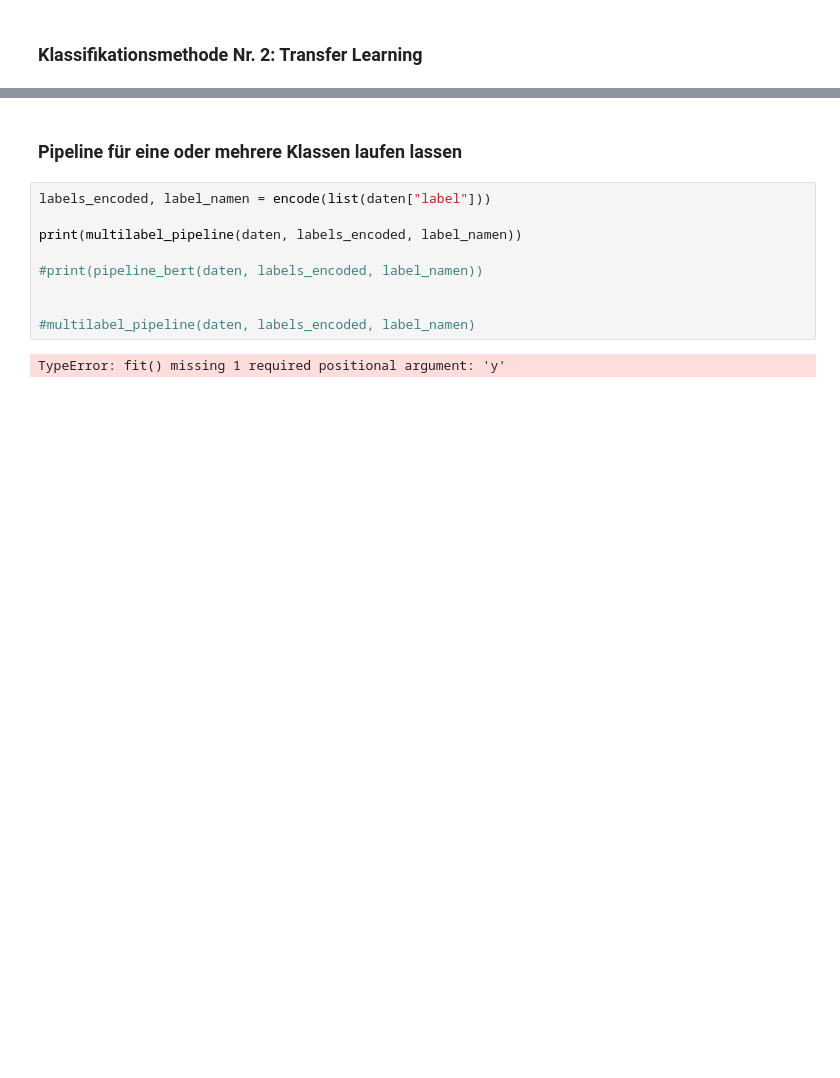
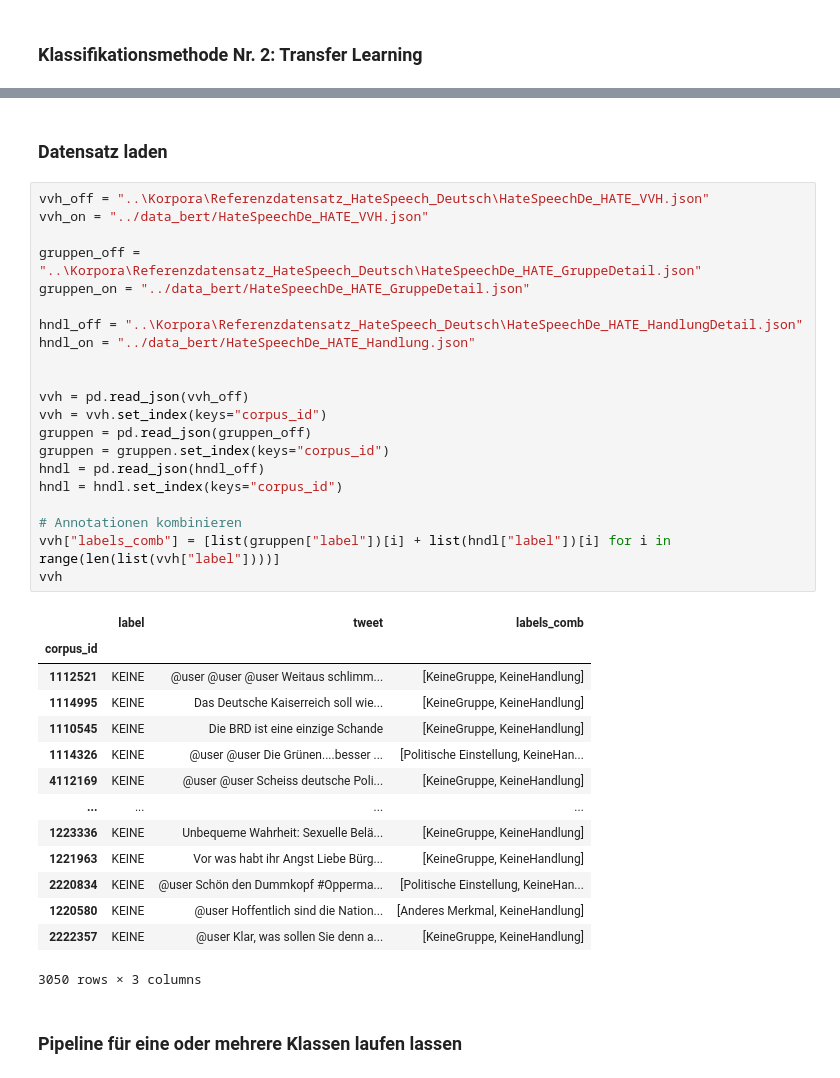
Before and after one commit to cmbirle/legal-hate-speech, a Jupyter notebook: src/classify.ipynb, the cells around one changed output, grey strips where cells are left out. Cells and saved outputs as stored; diff of their text form; blank space fills up the shorter version.

```diff
--- a/src/classify.ipynb
+++ b/src/classify.ipynb
@@ -426,13 +543,40 @@ def multilabel_pipeline_bert(daten, ziele, labels):
+# %% [markdown]
+### Datensatz laden
+# %%
+vvh_off = "..\Korpora\Referenzdatensatz_HateSpeech_Deutsch\HateSpeechDe_HATE_VVH.json"
+vvh_on = "../data_bert/HateSpeechDe_HATE_VVH.json"
+
+gruppen_off = "..\Korpora\Referenzdatensatz_HateSpeech_Deutsch\HateSpeechDe_HATE_GruppeDetail.json"
+gruppen_on = "../data_bert/HateSpeechDe_HATE_GruppeDetail.json"
+
+hndl_off = "..\Korpora\Referenzdatensatz_HateSpeech_Deutsch\HateSpeechDe_HATE_HandlungDetail.json"
+hndl_on = "../data_bert/HateSpeechDe_HATE_Handlung.json"
+
+
+vvh = pd.read_json(vvh_off)
+vvh = vvh.set_index(keys="corpus_id")
+gruppen = pd.read_json(gruppen_off)
+gruppen = gruppen.set_index(keys="corpus_id")
+hndl = pd.read_json(hndl_off)
+hndl = hndl.set_index(keys="corpus_id")
+
+# Annotationen kombinieren
+vvh["labels_comb"] = [list(gruppen["label"])[i] + list(hndl["label"])[i] for i in range(len(list(vvh["label"])))]
+vvh
+# %% [output]
+|  | label | tweet | labels_comb |
+| corpus_id |  |  |  |
+| 1112521 | KEINE | @user @user @user Weitaus schlimm... | [KeineGruppe, KeineHandlung] |
+| 1114995 | KEINE | Das Deutsche Kaiserreich soll wie... | [KeineGruppe, KeineHandlung] |
+| 1110545 | KEINE | Die BRD ist eine einzige Schande | [KeineGruppe, KeineHandlung] |
+| 1114326 | KEINE | @user @user Die Grünen....besser ... | [Politische Einstellung, KeineHan... |
+| 4112169 | KEINE | @user @user Scheiss deutsche Poli... | [KeineGruppe, KeineHandlung] |
+| ... | ... | ... | ... |
+| 1223336 | KEINE | Unbequeme Wahrheit: Sexuelle Belä... | [KeineGruppe, KeineHandlung] |
+| 1221963 | KEINE | Vor was habt ihr Angst Liebe Bürg... | [KeineGruppe, KeineHandlung] |
+| 2220834 | KEINE | @user Schön den Dummkopf #Opperma... | [Politische Einstellung, KeineHan... |
+| 1220580 | KEINE | @user Hoffentlich sind die Nation... | [Anderes Merkmal, KeineHandlung] |
+| 2222357 | KEINE | @user Klar, was sollen Sie denn a... | [KeineGruppe, KeineHandlung] |
+3050 rows × 3 columns
 # %% [markdown]
 ### Pipeline für eine oder mehrere Klassen laufen lassen
-# %%
-labels_encoded, label_namen = encode(list(daten["label"]))
-
-print(multilabel_pipeline(daten, labels_encoded, label_namen))
-
-#print(pipeline_bert(daten, labels_encoded, label_namen))
-
-
-#multilabel_pipeline(daten, labels_encoded, label_namen)
-# %% [output]
-TypeError: fit() missing 1 required positional argument: 'y'
```
Also changed, not shown: parts of 12 cells of this notebook.
